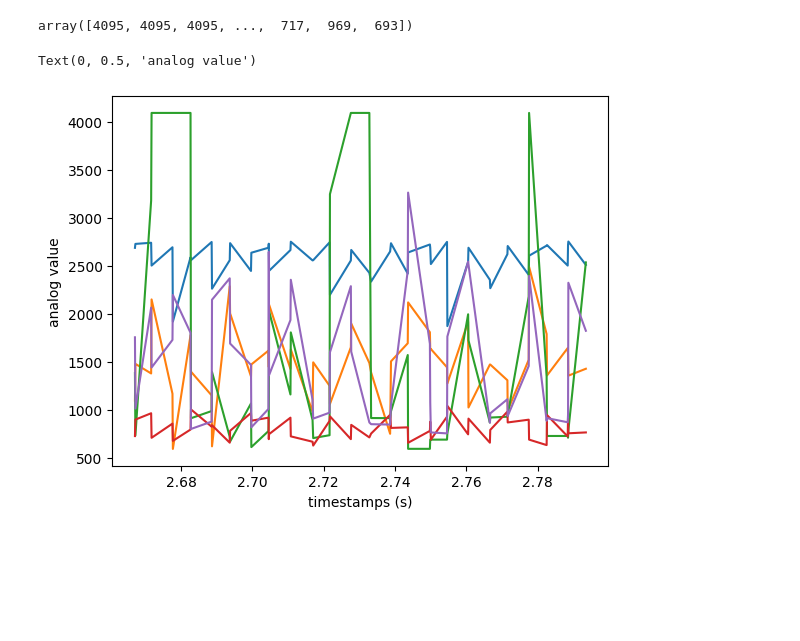
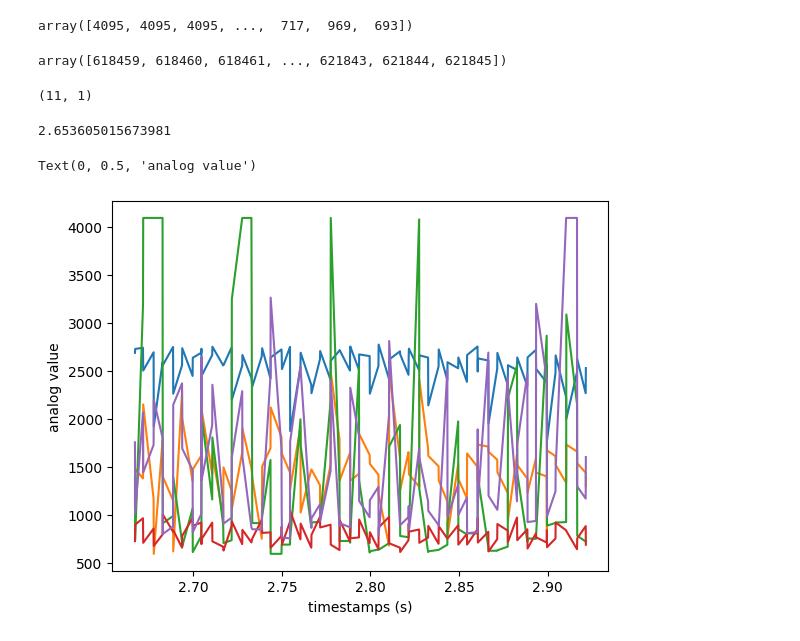
Before and after one commit to neurotech-berkeley/neurowrist-emg-gesture-detection, a Jupyter notebook: analyse_emg.ipynb, the cells around one changed output. Drawn from its saved outputs; the diff is of its cells as text; code cells hidden in the pictures; blank space fills up the shorter version.

Commit message:
broken data? odd psd plot for emg data

```diff
--- a/analyse_emg.ipynb
+++ b/analyse_emg.ipynb
@@ -37,14 +37,27 @@ data_stream[:, 4]
 array([4095, 4095, 4095, ...,  717,  969,  693])
 # %%
 channel_data = data_stream[:, 1:]
+# %%
+esp_timestamps = data_stream[:, 0]
+esp_timestamps
+# %% [output]
+array([618459, 618460, 618461, ..., 621843, 621844, 621845])
+# %%
+max(np.diff(esp_timestamps)), min(np.diff(esp_timestamps))
+# %% [output]
+(11, 1)
+# %%
+np.average(np.diff(esp_timestamps))
+# %% [output]
+2.653605015673981
 # %%
 window_start = 1000
-window_end = 1050
+window_end = 1100
 for channel_no in range(channel_data.shape[1]):
     plt.plot(timestamps[window_start:window_end], channel_data[window_start:window_end, channel_no])
 
 plt.xlabel("timestamps (s)")
 plt.ylabel("analog value")
 # %% [output]
 Text(0, 0.5, 'analog value')
-[figure, old version]
+[figure, new version]
```
Also changed, not shown: parts of 8 cells of this notebook.
